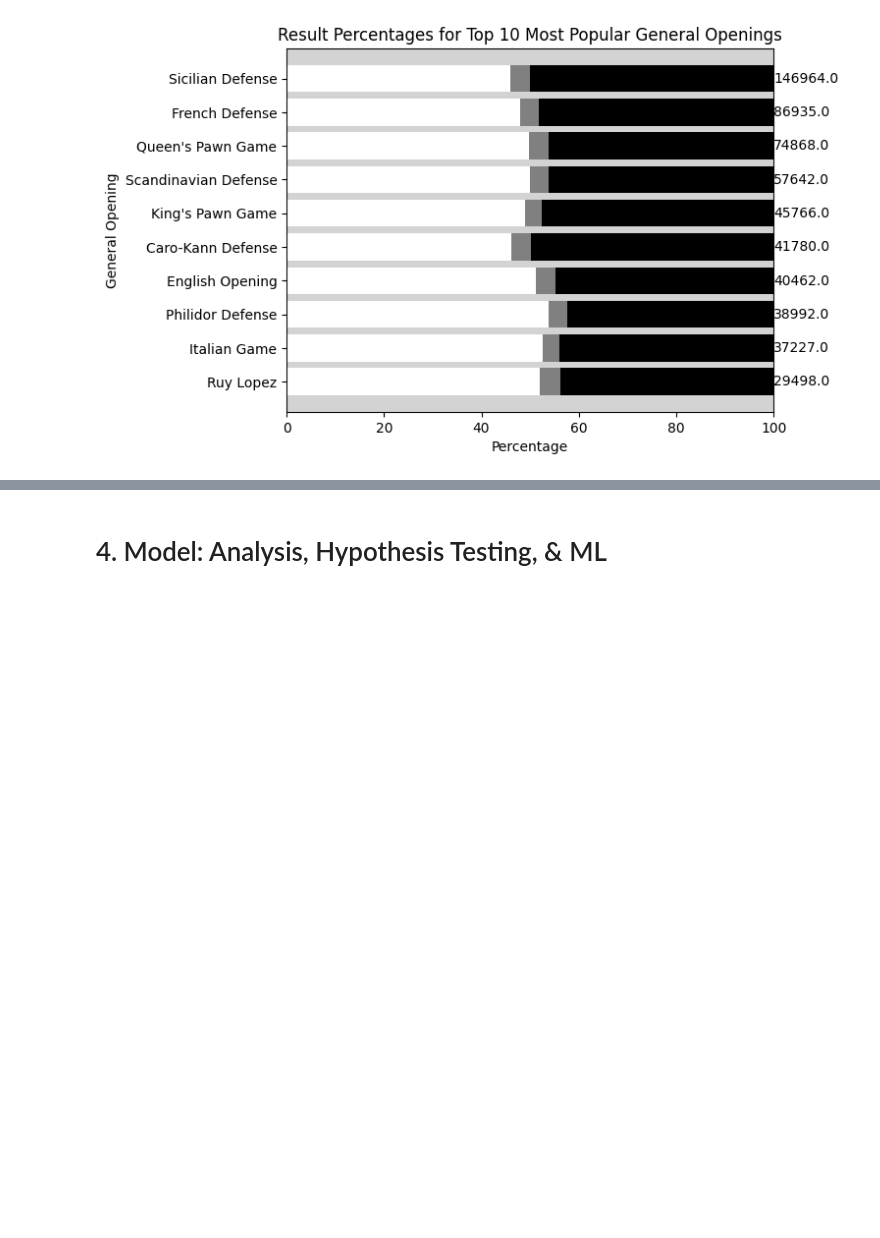
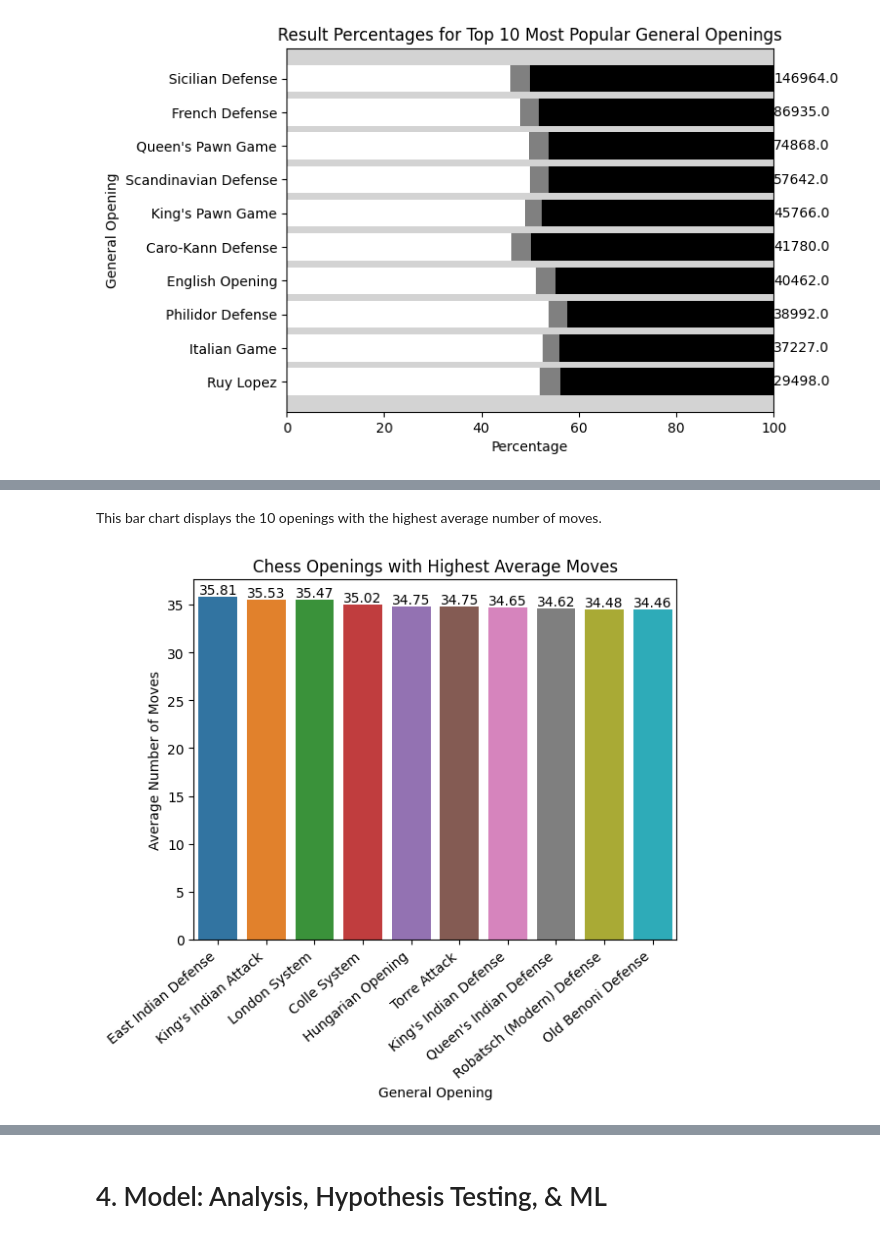
Before and after one commit to AyushSood03/AyushSood03.github.io, a Jupyter notebook: FinalTutorial.ipynb, the cells around one changed output, grey strips where cells are left out. Saved outputs shown, nothing was run; the diff lists cells and outputs as text; code cells hidden in the pictures; blank space fills up the shorter version.

```diff
--- a/FinalTutorial.ipynb
+++ b/FinalTutorial.ipynb
@@ -411,0 +436,6 @@ plt.show()
+# %%
+grouped = df.groupby(['GeneralOpening']).agg(Games=('GeneralOpening', 'size'), AvgMoves=('Moves', 'mean'), AvgElo=('AvgElo', 'mean'))
+grouped = grouped[grouped['Games']>1000].sort_values(by='Games', ascending=False)
+grouped["AvgMoves"] = round(grouped["AvgMoves"], 2)
+grouped["AvgElo"] = round(grouped["AvgElo"])
+grouped
@@ -411,0 +457,17 @@ plt.show()
+# %% [markdown]
+This bar chart displays the 10 openings with the highest average number of moves.
+# %%
+most_moves_df = grouped.sort_values(by='AvgMoves', ascending=False).head(10)
+
+ax = sns.barplot(data=most_moves_df, x=most_moves_df.index, y='AvgMoves')
+ax.set_xticklabels(ax.get_xticklabels(), rotation=40, ha="right")
+ax.set(xlabel="General Opening", ylabel="Average Number of Moves", title="Chess Openings with Highest Average Moves")
+for i in ax.containers:
+    ax.bar_label(i,)
+# most_moves_df['AvgMoves'].plot(kind="bar")
+# plt.xlabel("General Opening")
+# plt.ylabel("Average Number of Moves")
+# plt.title("Chess Openings with Highest Average Moves")
+# plt.show()
+# %% [output]
+[figure, added]
```
Also changed, not shown: parts of 16 cells of this notebook.
